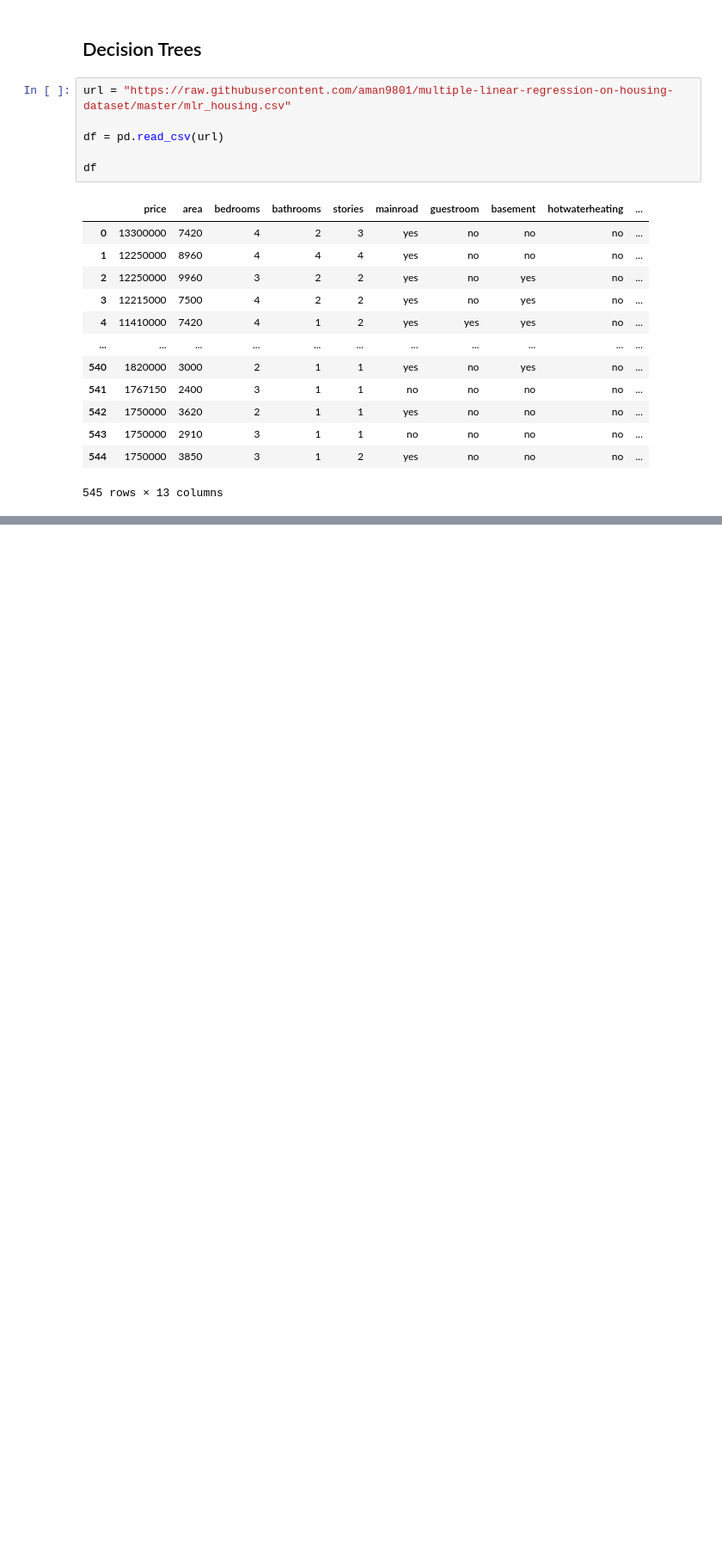
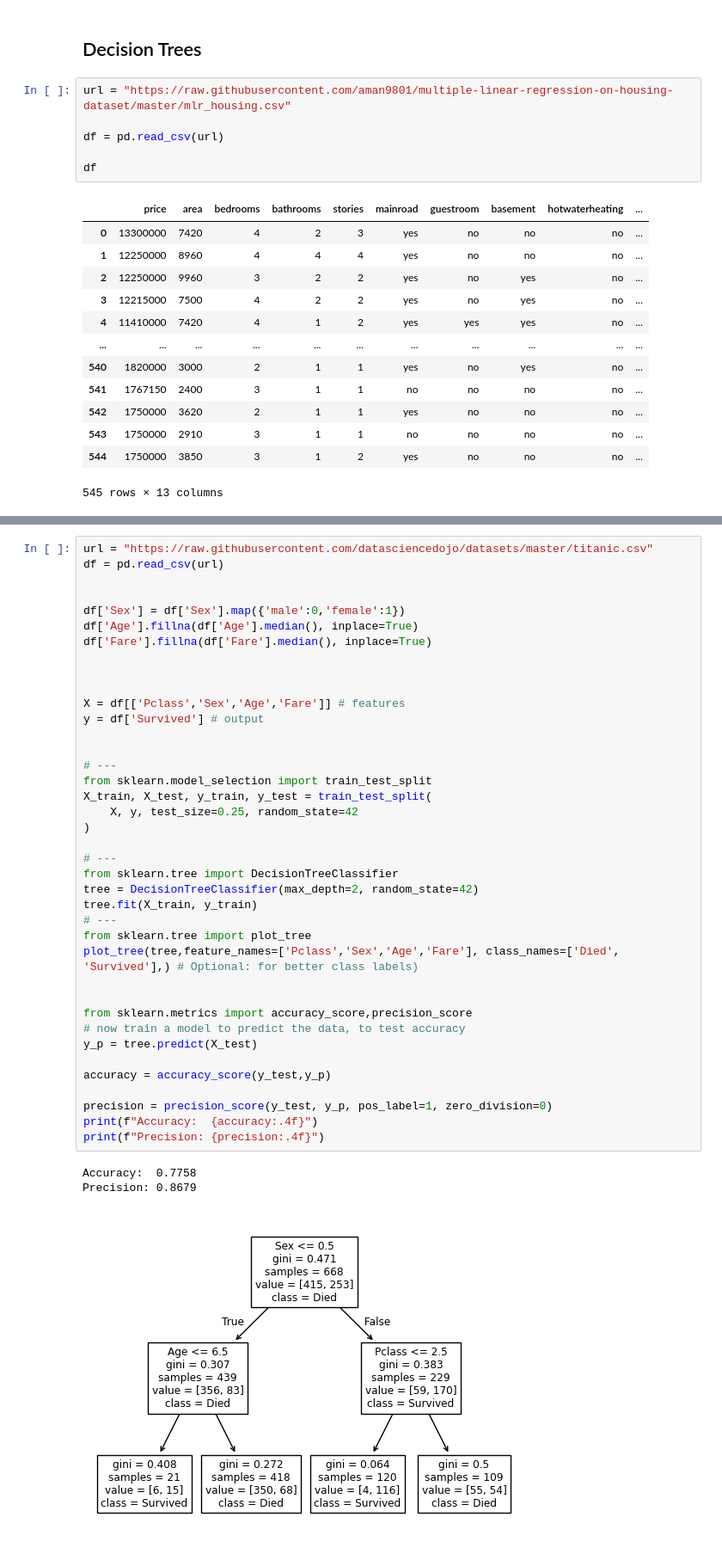
Before and after one commit to R4F4I/semester-3-FAST-K240009, a Jupyter notebook: PAI/final_prep/theory-final.ipynb, the cells around one changed output, grey strips where cells are left out. Shown at 86% size. Saved outputs shown, nothing was run; the diff lists cells and outputs as text; blank space fills up the shorter version.

```diff
--- a/PAI/final_prep/theory-final.ipynb
+++ b/PAI/final_prep/theory-final.ipynb
@@ -568,0 +572,43 @@ accuracy:  0.021897810218978103
+# %%
+url = "https://raw.githubusercontent.com/datasciencedojo/datasets/master/titanic.csv"
+df = pd.read_csv(url)
+
+
+df['Sex'] = df['Sex'].map({'male':0,'female':1})
+df['Age'].fillna(df['Age'].median(), inplace=True)
+df['Fare'].fillna(df['Fare'].median(), inplace=True)
+
+
+
+X = df[['Pclass','Sex','Age','Fare']] # features
+y = df['Survived'] # output
+
+
+# ---
+from sklearn.model_selection import train_test_split
+X_train, X_test, y_train, y_test = train_test_split(
+    X, y, test_size=0.25, random_state=42
+)
+
+# ---
+from sklearn.tree import DecisionTreeClassifier
+tree = DecisionTreeClassifier(max_depth=2, random_state=42)
+tree.fit(X_train, y_train)
+# ---
+from sklearn.tree import plot_tree
+plot_tree(tree,feature_names=['Pclass','Sex','Age','Fare'], class_names=['Died', 'Survived'],) # Optional: for better class labels)
+
+
+from sklearn.metrics import accuracy_score,precision_score
+# now train a model to predict the data, to test accuracy
+y_p = tree.predict(X_test)
+
+accuracy = accuracy_score(y_test,y_p)
+
+precision = precision_score(y_test, y_p, pos_label=1, zero_division=0)
+print(f"Accuracy:  {accuracy:.4f}")
+print(f"Precision: {precision:.4f}")
+# %% [output]
+Accuracy:  0.7758
+Precision: 0.8679
+[figure, added]
```
Also changed, not shown: parts of 3 cells of this notebook.
